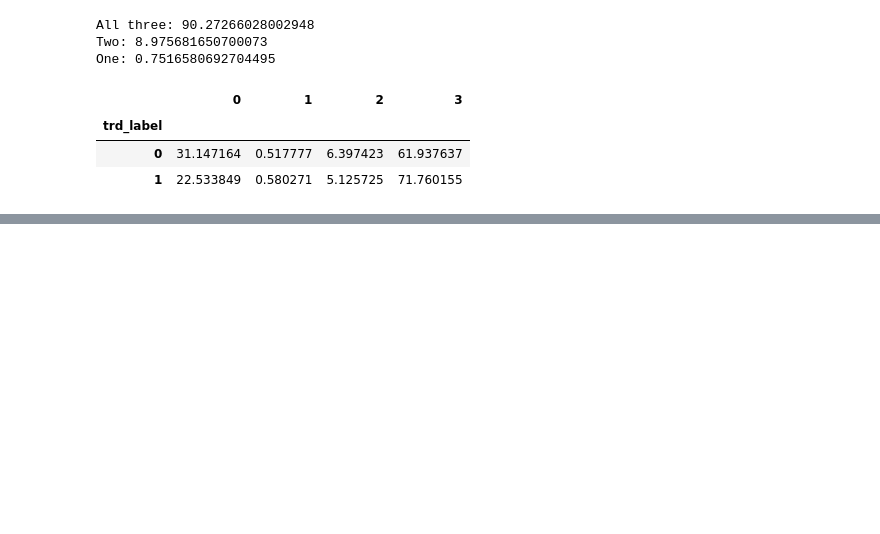
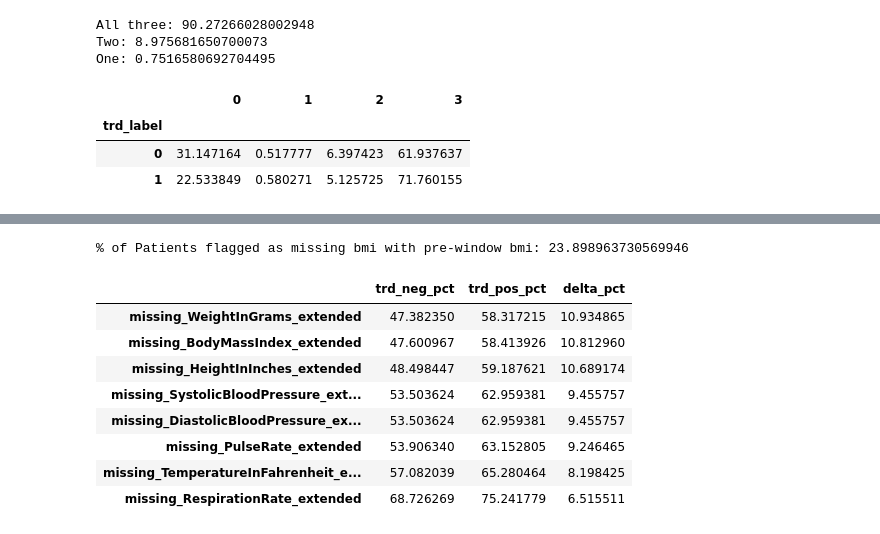
Before and after one commit to Pirate-Hunter-Zoro/Digital-Twins, a Jupyter notebook: notebooks/cohort_investigation.ipynb, the cells around one changed output, grey strips where cells are left out. Drawn from its saved outputs; the diff is of its cells as text; code cells hidden in the pictures; blank space fills up the shorter version.

Commit message:
investigation of vitals complete

```diff
--- a/notebooks/cohort_investigation.ipynb
+++ b/notebooks/cohort_investigation.ipynb
@@ -177,0 +247,6 @@ by_trd_group
+# %%
+anchor_lookup = anchor_indexed['anchor_date']
+vitals_df_raw['vital_date'] = pd.to_datetime(vitals_df_raw['StartVisit'], format='%Y-%m-%d', errors='coerce')
+vitals_df_raw['anchor_date'] = vitals_df_raw['PatientEpicId_SH'].map(anchor_lookup)
+print(f"Malformed Dates: {vitals_df_raw['vital_date'].isna().sum()}")
+print(f"Vitals belonging to non-anchor or non-cohort patients: {vitals_df_raw['anchor_date'].isna().sum()}")
@@ -177,0 +256,10 @@ by_trd_group
+# %%
+YEARS_BACK = int(os.environ['YEARS_BACK'])
+vitals_joined = vitals_df_raw[vitals_df_raw['anchor_date'].notna()]
+vitals_joined['cutoff_date'] = vitals_joined['anchor_date'] - pd.Timedelta(days=YEARS_BACK*365)
+pre_window_mask = vitals_joined['vital_date'] < vitals_joined['cutoff_date']
+in_window_mask = (vitals_joined['vital_date'] >= vitals_joined['cutoff_date']) & (vitals_joined['vital_date'] <= vitals_joined['anchor_date'])
+post_window_mask = vitals_joined['vital_date'] > vitals_joined['anchor_date']
+print(f"Pre-window: {pre_window_mask.sum()}")
+print(f"In-window: {in_window_mask.sum()}")
+print(f"Post-window: {post_window_mask.sum()}")
@@ -177,0 +275,38 @@ by_trd_group
+# %%
+pre_window_rows = vitals_joined[pre_window_mask]
+patients_with_pre_window_vital = set(pre_window_rows['PatientEpicId_SH'].unique())
+df['has_pre_window_vital'] = df['patient_id'].isin(patients_with_pre_window_vital)
+missing_bmi_subset_v2 = df[df['missing_BodyMassIndex'] == True]
+pct_flagged_missing_with_pre_window_vital = (missing_bmi_subset_v2['has_pre_window_vital']).mean()*100
+print(f"% of Patients flagged as missing bmi with pre-window bmi: {pct_flagged_missing_with_pre_window_vital}")
+# %% [output]
+% of Patients flagged as missing bmi with pre-window bmi: 23.898963730569946
+# %%
+# If we have unlimited time before the anchor, what percentage of patients will be missing each vital?
+present_at_all_mask = pre_window_mask | in_window_mask
+present_at_all_rows = vitals_joined[present_at_all_mask]
+for key in vital_keys:
+    patients_with_key = set(present_at_all_rows[present_at_all_rows[key] > 0]['PatientEpicId_SH'].unique())
+    df[f'missing_{key}_extended'] = ~df['patient_id'].isin(patients_with_key)
+
+filtered_present_at_all = df.filter(regex='^(trd_label|missing_.*_extended)') # Grab label and the missing vitals labels (9 columns)
+# For each label, see the difference in proportions of TRD positive vs TRD negative patients who are missing
+missing_difference_present_at_all = filtered_present_at_all.groupby('trd_label').mean()\
+    .mul(100)\
+        .T\
+            .rename(columns={0: 'trd_neg_pct', 1: 'trd_pos_pct'})\
+                .assign(delta_pct=lambda x: x['trd_pos_pct'] - x['trd_neg_pct'])\
+                    .sort_values('delta_pct', key=abs, ascending=False)\
+                        .rename_axis(None, axis=1)
+# Positive means more TRD are missing, negative means more non TRD are missing
+missing_difference_present_at_all
+# %% [output]
+|  | trd_neg_pct | trd_pos_pct | delta_pct |
+| missing_WeightInGrams_extended | 47.382350 | 58.317215 | 10.934865 |
+| missing_BodyMassIndex_extended | 47.600967 | 58.413926 | 10.812960 |
+| missing_HeightInInches_extended | 48.498447 | 59.187621 | 10.689174 |
+| missing_SystolicBloodPressure_ext... | 53.503624 | 62.959381 | 9.455757 |
+| missing_DiastolicBloodPressure_ex... | 53.503624 | 62.959381 | 9.455757 |
+| missing_PulseRate_extended | 53.906340 | 63.152805 | 9.246465 |
+| missing_TemperatureInFahrenheit_e... | 57.082039 | 65.280464 | 8.198425 |
+| missing_RespirationRate_extended | 68.726269 | 75.241779 | 6.515511 |
```
Also changed, not shown: parts of 9 cells of this notebook, 2 other files.
